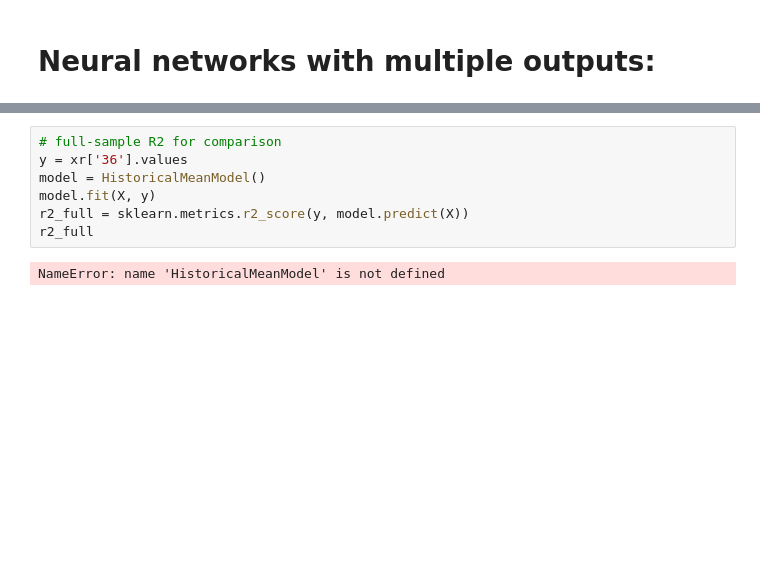
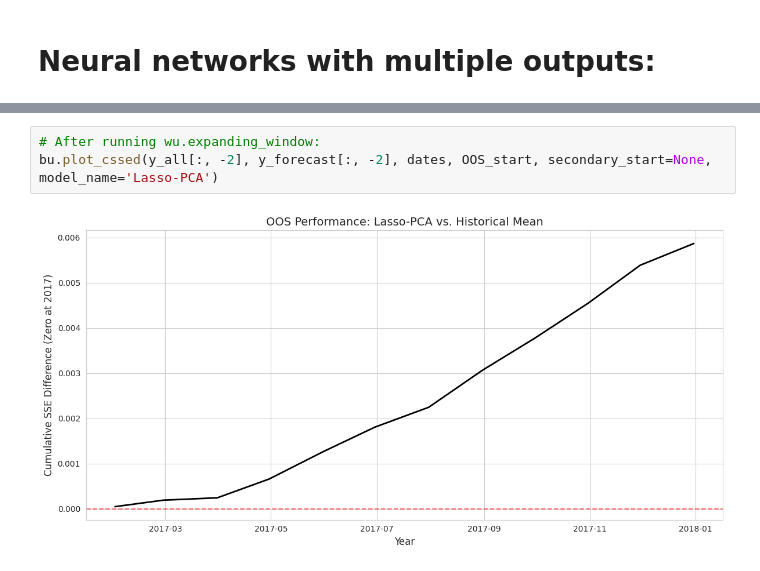
Before and after one commit to ulriktandberg/TIO4900-Replication, a Jupyter notebook: notebooks/init.ipynb, the cells around one changed output, grey strips where cells are left out. Saved outputs shown, nothing was run; the diff lists cells and outputs as text; blank space fills up the shorter version.

```diff
--- a/notebooks/init.ipynb
+++ b/notebooks/init.ipynb
@@ -337,10 +235,6 @@ sns.lineplot(y=y_all[:, 4][500:], x=yields[500:].index)
 # %%
-# full-sample R2 for comparison
-y = xr['36'].values
-model = HistoricalMeanModel()
-model.fit(X, y)
-r2_full = sklearn.metrics.r2_score(y, model.predict(X))
-r2_full
+# After running wu.expanding_window:
+bu.plot_cssed(y_all[:, -2], y_forecast[:, -2], dates, OOS_start, secondary_start=None, model_name='Lasso-PCA')
 # %% [output]
-NameError: name 'HistoricalMeanModel' is not defined
+[figure, added]
 # %%
```
Also changed, not shown: parts of 13 cells of this notebook, 10 other files.
